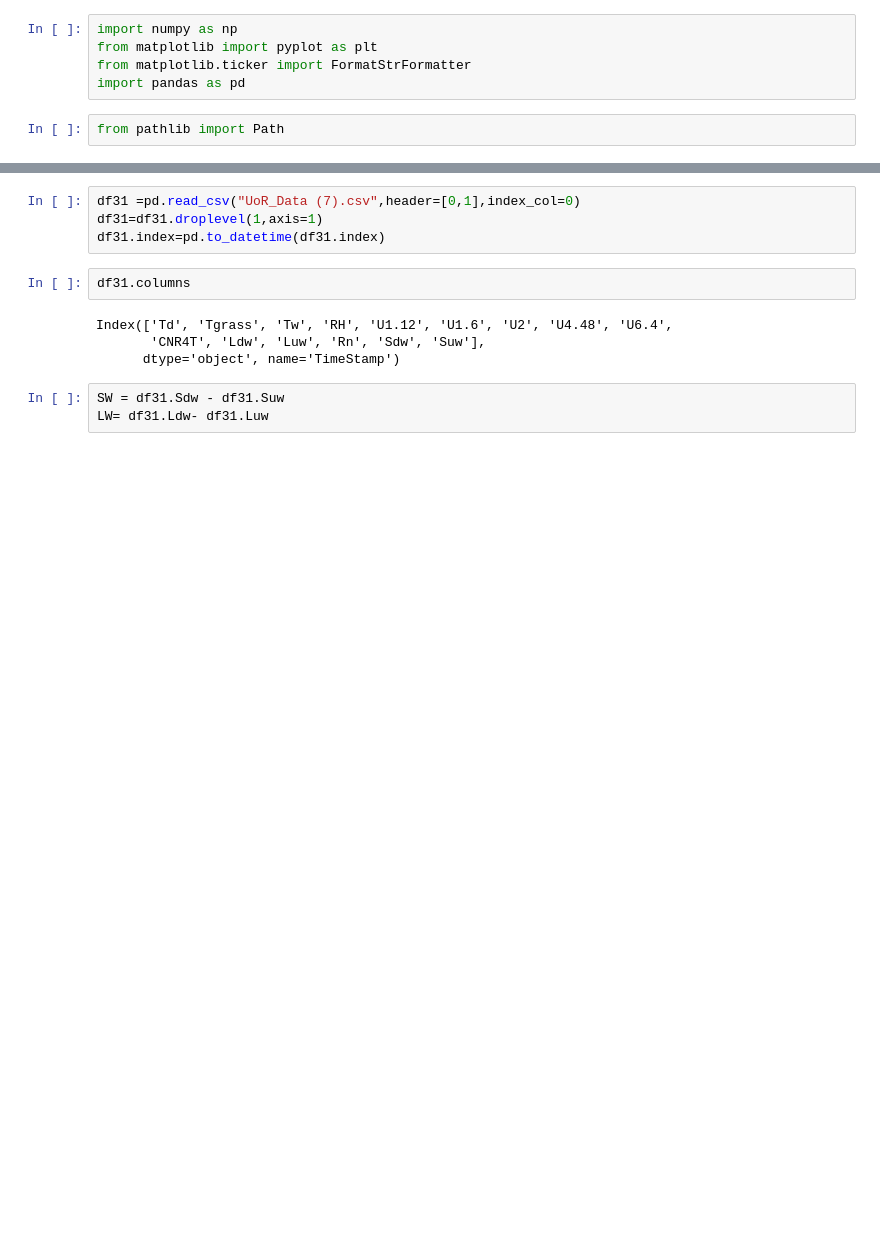
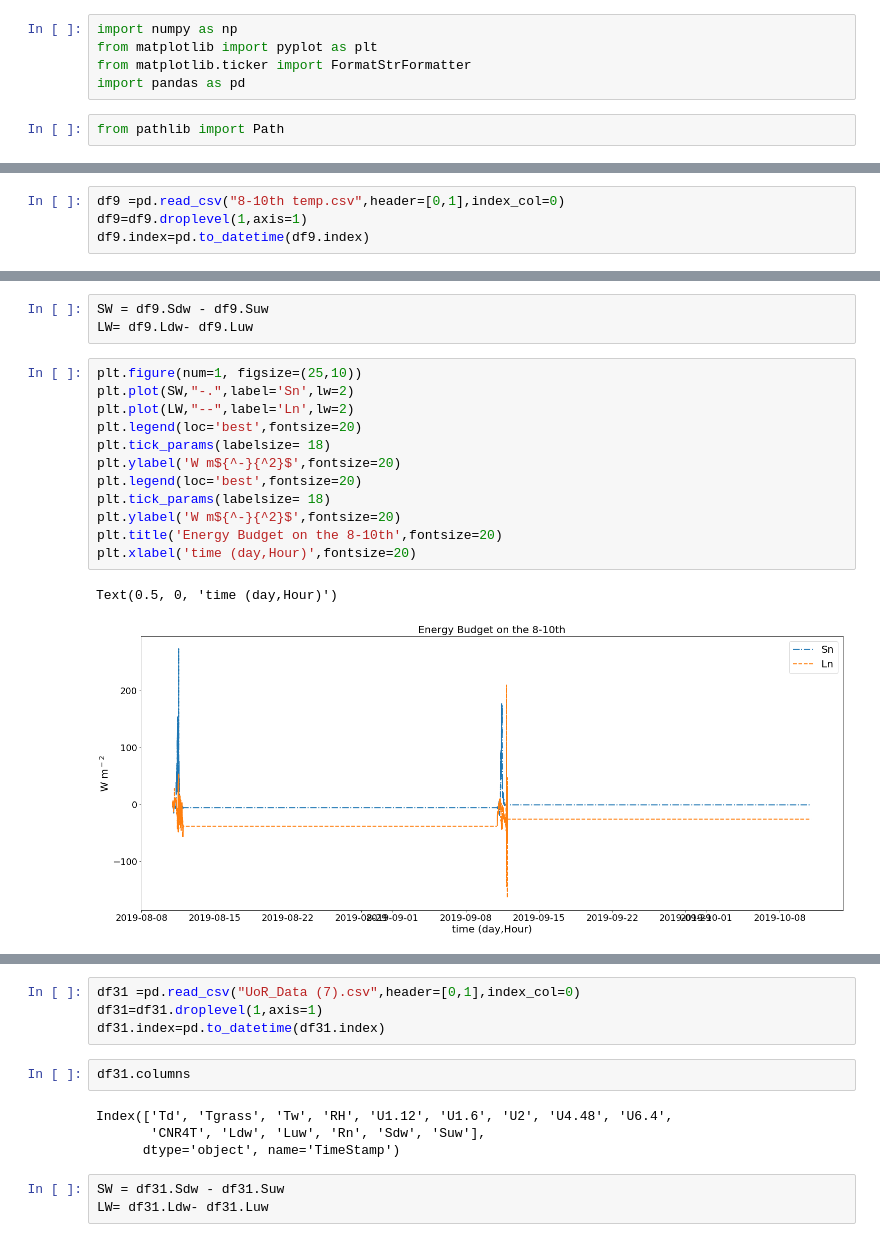
Before and after one commit to IsabelSmith1998/Assignment-Two--25002661, a Jupyter notebook: Assignmnet two.ipynb, the cells around one changed output, grey strips where cells are left out. Cells and saved outputs as stored; diff of their text form; blank space fills up the shorter version.

```diff
--- a/Assignmnet two.ipynb
+++ b/Assignmnet two.ipynb
@@ -11,0 +32,4 @@ list(Path().cwd().glob('*xlsx'))
+# %%
+df9 =pd.read_csv("8-10th temp.csv",header=[0,1],index_col=0)
+df9=df9.droplevel(1,axis=1)
+df9.index=pd.to_datetime(df9.index)
@@ -11,0 +40,18 @@ list(Path().cwd().glob('*xlsx'))
+# %%
+SW = df9.Sdw - df9.Suw
+LW= df9.Ldw- df9.Luw
+# %%
+plt.figure(num=1, figsize=(25,10))
+plt.plot(SW,"-.",label='Sn',lw=2)
+plt.plot(LW,"--",label='Ln',lw=2)
+plt.legend(loc='best',fontsize=20)
+plt.tick_params(labelsize= 18)
+plt.ylabel('W m${^-}{^2}$',fontsize=20)
+plt.legend(loc='best',fontsize=20)
+plt.tick_params(labelsize= 18)
+plt.ylabel('W m${^-}{^2}$',fontsize=20)
+plt.title('Energy Budget on the 8-10th',fontsize=20)
+plt.xlabel('time (day,Hour)',fontsize=20)
+# %% [output]
+Text(0.5, 0, 'time (day,Hour)')
+[figure, added]
```
Also changed, not shown: parts of 6 cells of this notebook, 4 other files.
